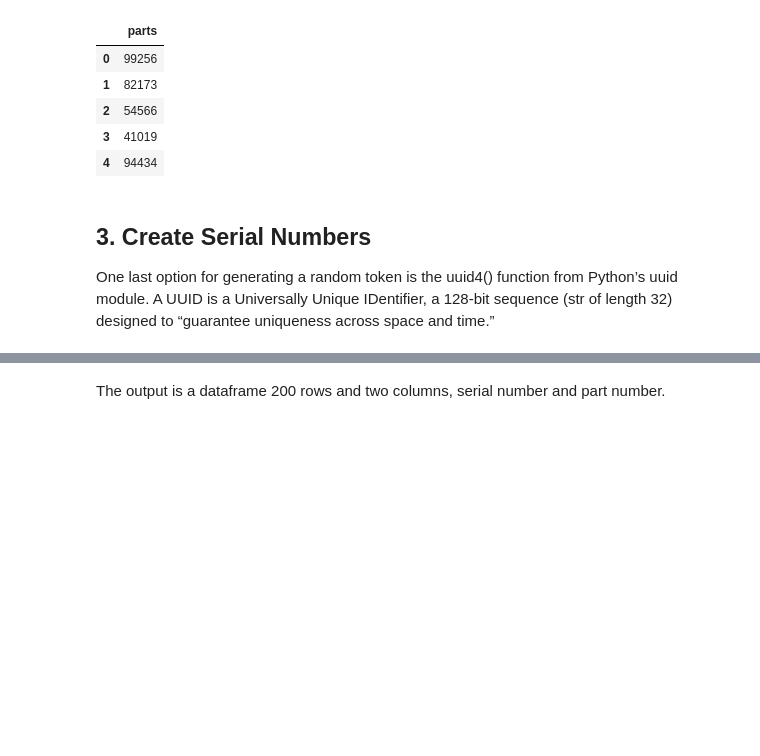
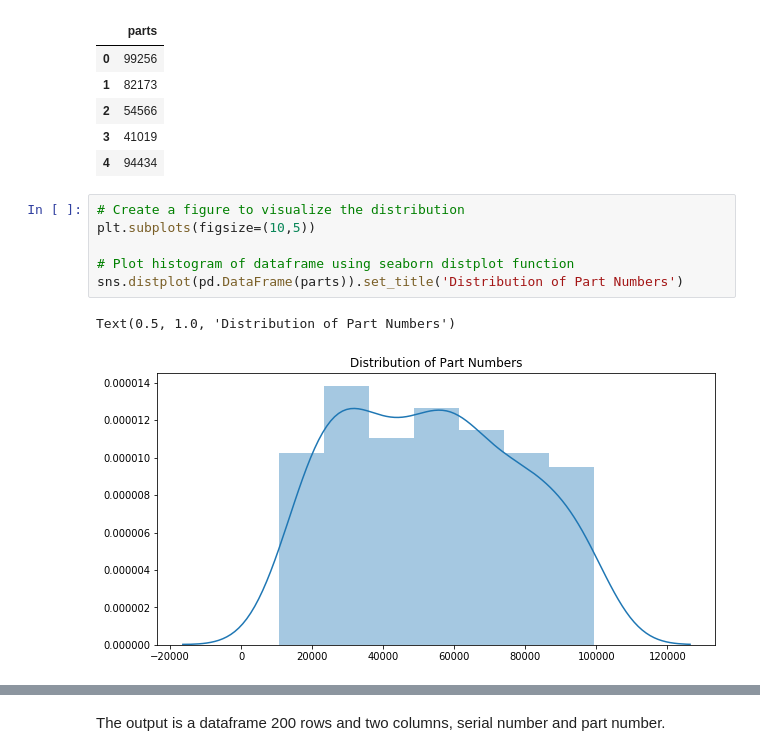
Before and after one commit to pcaulfie/ProgDA-Project, a Jupyter notebook: Install Base Dataset.ipynb, the cells around one changed output, grey strips where cells are left out. Drawn from its saved outputs; the diff is of its cells as text; blank space fills up the shorter version.

```diff
--- a/Install Base Dataset.ipynb
+++ b/Install Base Dataset.ipynb
@@ -119,6 +135,12 @@ parts.head()
 | 2 | 54566 |
 | 3 | 41019 |
 | 4 | 94434 |
-# %% [markdown]
-## 3. Create Serial Numbers
-One last option for generating a random token is the uuid4() function from Python’s uuid module. A UUID is a Universally Unique IDentifier, a 128-bit sequence (str of length 32) designed to “guarantee uniqueness across space and time.”
+# %%
+# Create a figure to visualize the distribution
+plt.subplots(figsize=(10,5))
+
+# Plot histogram of dataframe using seaborn distplot function
+sns.distplot(pd.DataFrame(parts)).set_title('Distribution of Part Numbers')
+# %% [output]
+Text(0.5, 1.0, 'Distribution of Part Numbers')
+[figure, added]
```
Also changed, not shown: parts of 24 cells of this notebook.
